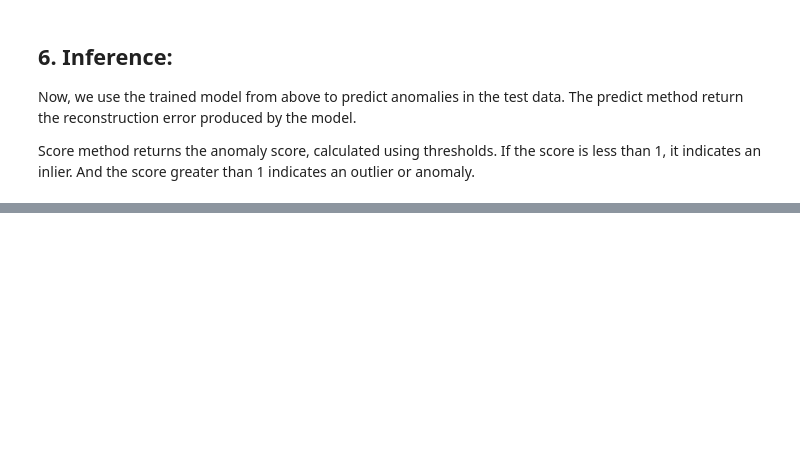
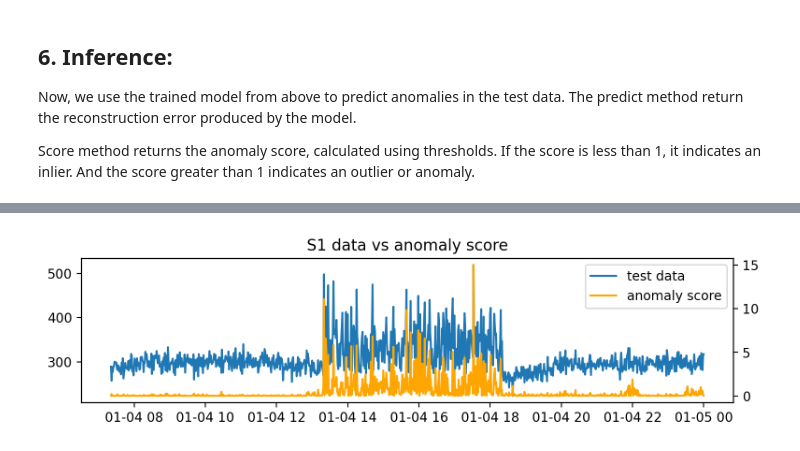
Before and after one commit to numaproj/numalogic, a Jupyter notebook: examples/quick-start.ipynb, the cells around one changed output, grey strips where cells are left out. Cells and saved outputs as stored; diff of their text form; code cells hidden in the pictures; blank space fills up the shorter version.

```diff
--- a/examples/quick-start.ipynb
+++ b/examples/quick-start.ipynb
@@ -134,0 +191,10 @@ array([[0.03953706, 0.02283082, 0.14682023],
+# %%
+ax1 = plt.subplot()
+l1, = ax1.plot(outliers_test_df["s1"])
+ax2 = ax1.twinx()
+l2, = ax2.plot(anomalies_df["s1"], color="orange")
+plt.legend([l1, l2], ["test data", "anomaly score"])
+plt.title("S1 data vs anomaly score")
+plt.show()
+# %% [output]
+[figure, added]
```
Also changed, not shown: parts of 33 cells of this notebook, 2 other files.
